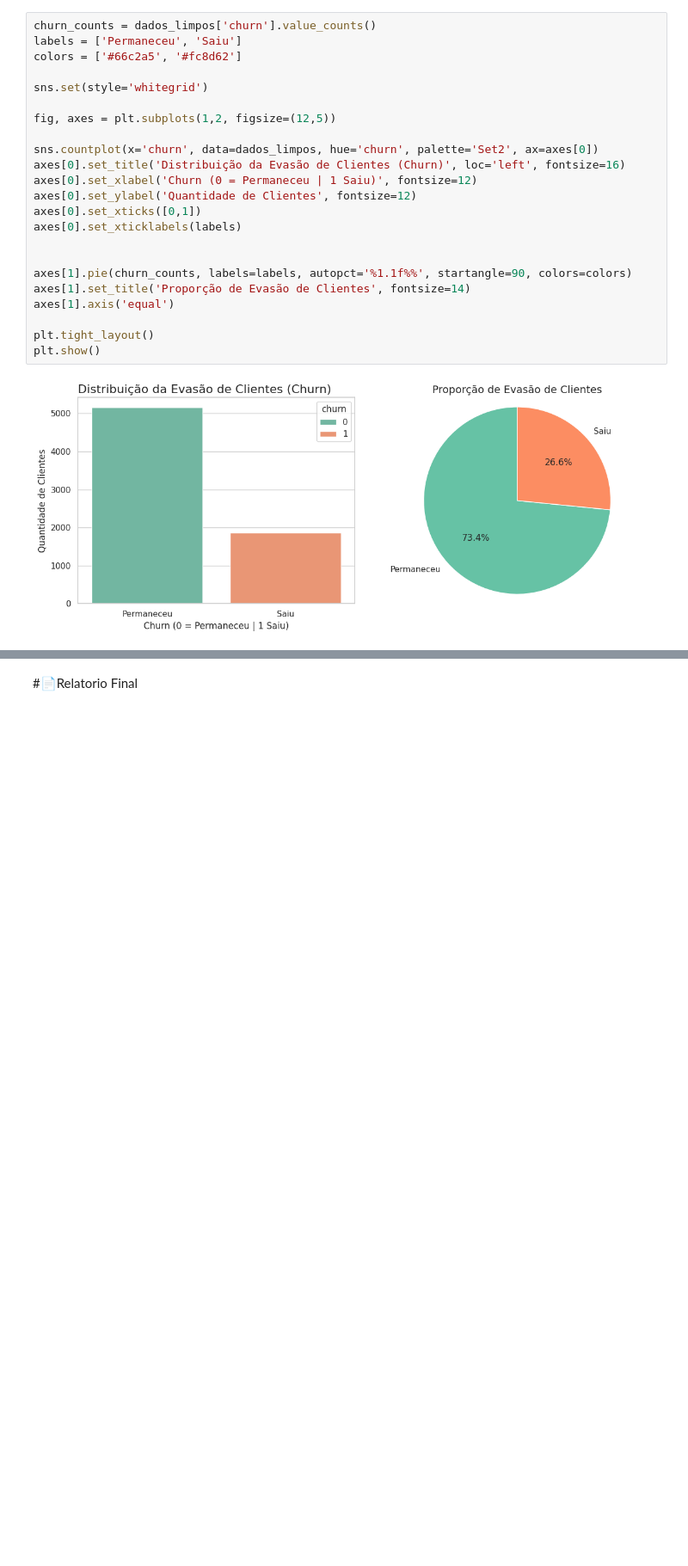
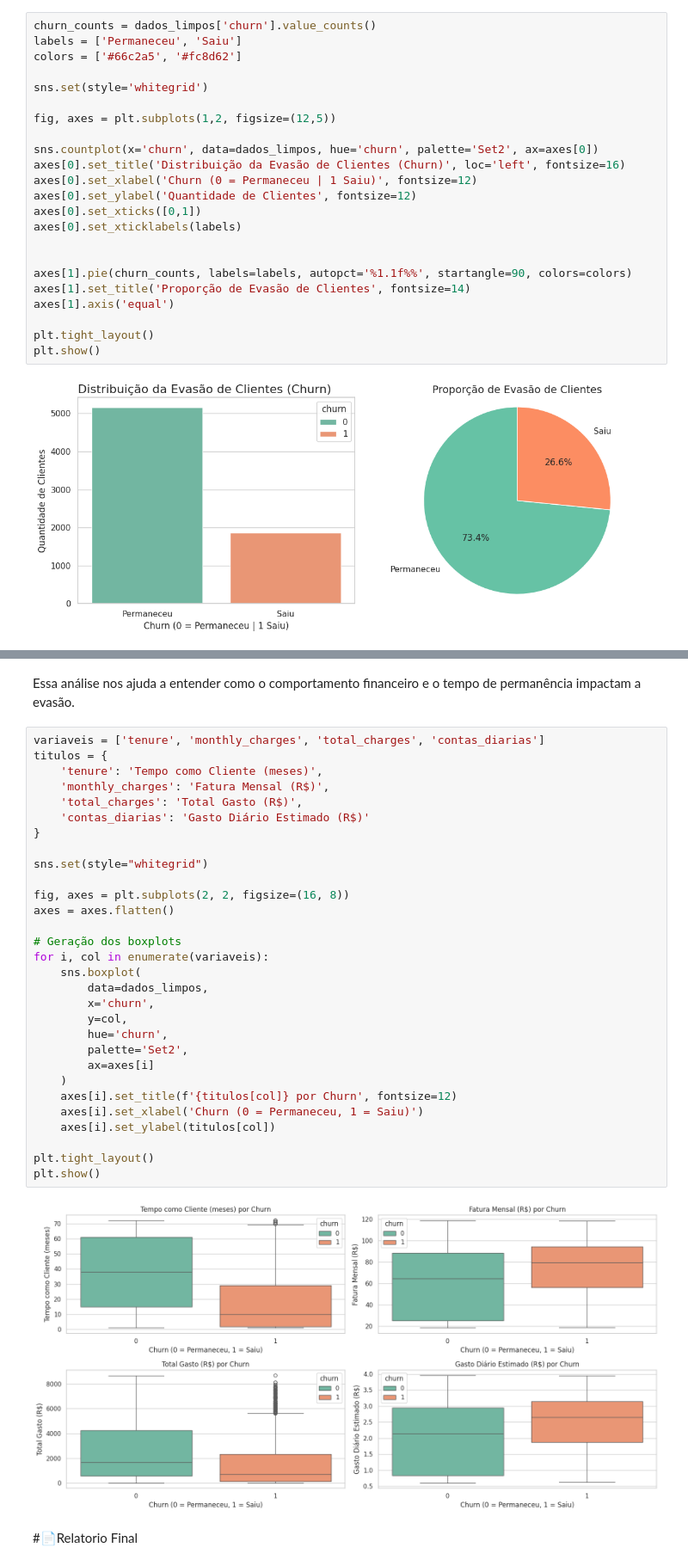
Before and after one commit to MateusSanfer/Challenge-Telecom-X-One, a Jupyter notebook: TelecomX_BR.ipynb, the cells around one changed output, grey strips where cells are left out. Shown at 86% size. Drawn from its saved outputs; the diff is of its cells as text; blank space fills up the shorter version.

```diff
--- a/TelecomX_BR.ipynb
+++ b/TelecomX_BR.ipynb
@@ -635,2 +687,36 @@ memory usage: 1.2+ MB
+# %% [markdown]
+Essa análise nos ajuda a entender como o comportamento financeiro e o tempo de permanência impactam a evasão.
+# %%
+variaveis = ['tenure', 'monthly_charges', 'total_charges', 'contas_diarias']
+titulos = {
+    'tenure': 'Tempo como Cliente (meses)',
+    'monthly_charges': 'Fatura Mensal (R$)',
+    'total_charges': 'Total Gasto (R$)',
+    'contas_diarias': 'Gasto Diário Estimado (R$)'
+}
+
+sns.set(style="whitegrid")
+
+fig, axes = plt.subplots(2, 2, figsize=(16, 8))
+axes = axes.flatten()
+
+# Geração dos boxplots
+for i, col in enumerate(variaveis):
+    sns.boxplot(
+        data=dados_limpos,
+        x='churn',
+        y=col,
+        hue='churn',
+        palette='Set2',
+        ax=axes[i]
+    )
+    axes[i].set_title(f'{titulos[col]} por Churn', fontsize=12)
+    axes[i].set_xlabel('Churn (0 = Permaneceu, 1 = Saiu)')
+    axes[i].set_ylabel(titulos[col])
+
+plt.tight_layout()
+plt.show()
+# %% [output]
+[figure, added]
 # %% [markdown]
 #📄Relatorio Final
```
Also changed, not shown: parts of 51 cells of this notebook.
